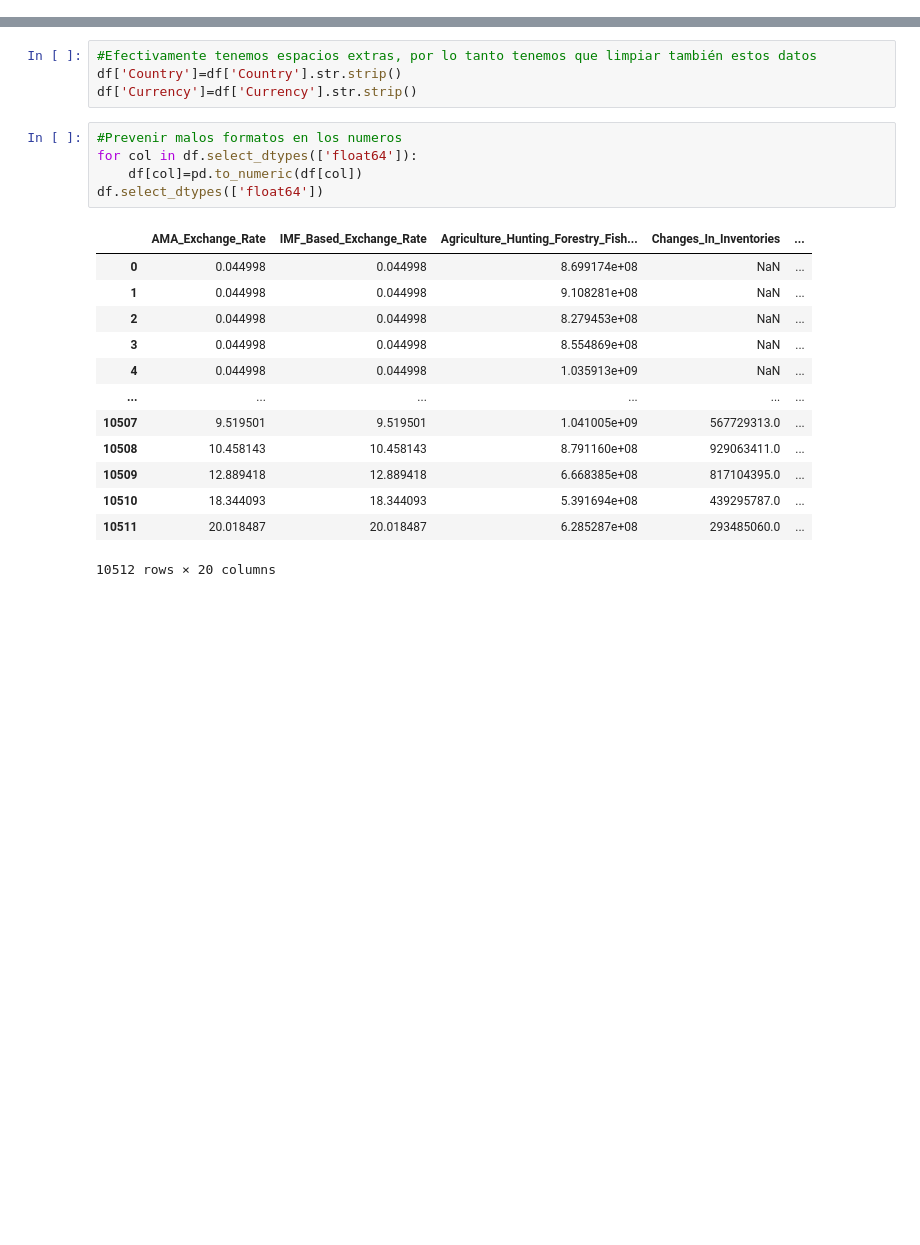
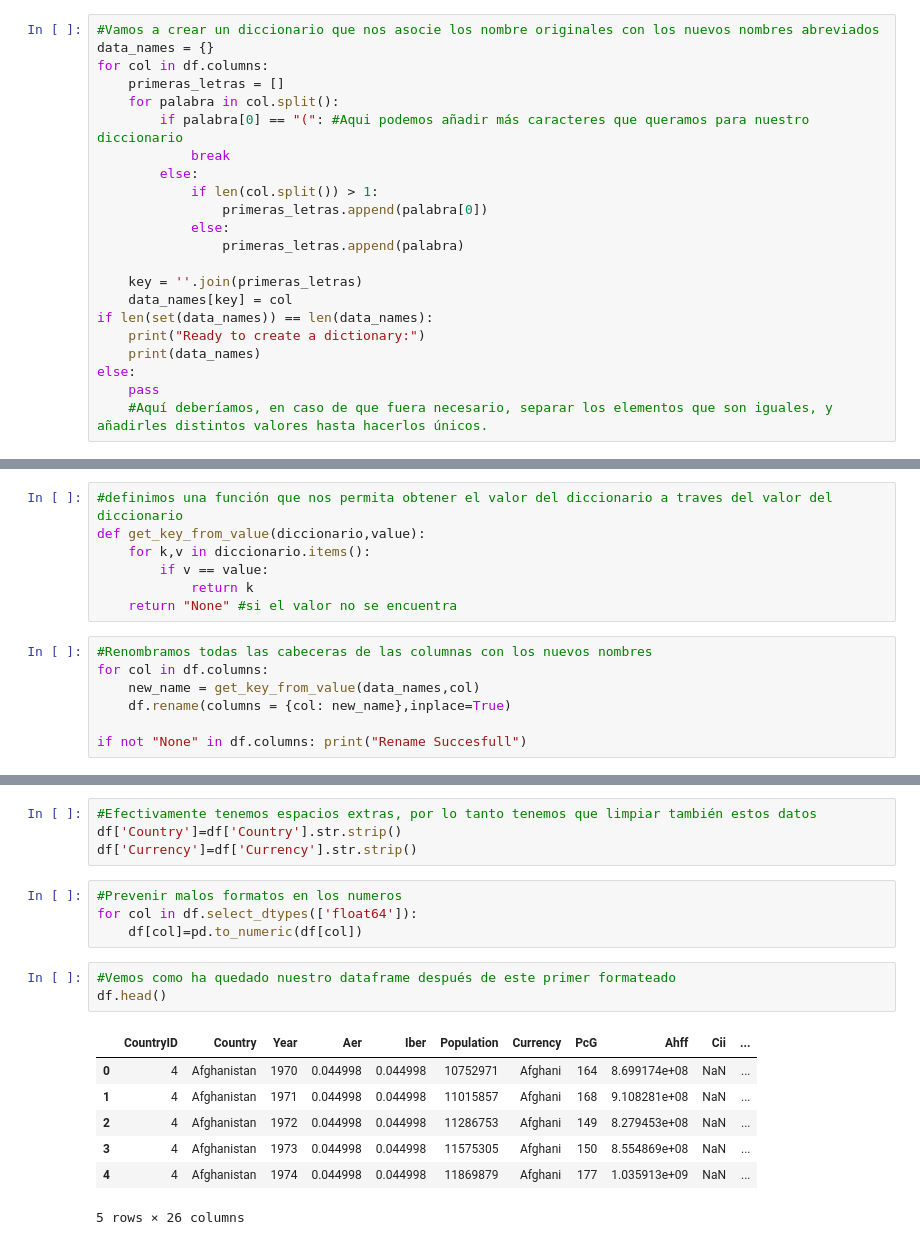
Before and after one commit to Didac-piferrer/MUDS, a Jupyter notebook: SBC/Agrupacion.ipynb, the cells around one changed output, grey strips where cells are left out. Cells and saved outputs as stored; diff of their text form; blank space fills up the shorter version.

Commit message:
columnas gestionadas

```diff
--- a/SBC/Agrupacion.ipynb
+++ b/SBC/Agrupacion.ipynb
@@ -163,0 +72,22 @@ Index(['CountryID', 'Country', 'Year', 'AMA_Exchange_Rate',
+# %%
+#Vamos a crear un diccionario que nos asocie los nombre originales con los nuevos nombres abreviados
+data_names = {}
+for col in df.columns:
+    primeras_letras = []
+    for palabra in col.split():
+        if palabra[0] == "(": #Aqui podemos añadir más caracteres que queramos para nuestro diccionario
+            break
+        else:
+            if len(col.split()) > 1:
+                primeras_letras.append(palabra[0])
+            else:
+                primeras_letras.append(palabra)
+
+    key = ''.join(primeras_letras)
+    data_names[key] = col
+if len(set(data_names)) == len(data_names):
+    print("Ready to create a dictionary:")
+    print(data_names)
+else:
+    pass
+    #Aquí deberíamos, en caso de que fuera necesario, separar los elementos que son iguales, y añadirles distintos valores hasta hacerlos únicos.
@@ -163,0 +97,14 @@ Index(['CountryID', 'Country', 'Year', 'AMA_Exchange_Rate',
+# %%
+#definimos una función que nos permita obtener el valor del diccionario a traves del valor del diccionario
+def get_key_from_value(diccionario,value):
+    for k,v in diccionario.items():
+        if v == value:
+            return k
+    return "None" #si el valor no se encuentra
+# %%
+#Renombramos todas las cabeceras de las columnas con los nuevos nombres
+for col in df.columns:
+    new_name = get_key_from_value(data_names,col)
+    df.rename(columns = {col: new_name},inplace=True)
+
+if not "None" in df.columns: print("Rename Succesfull")
@@ -192,18 +141,14 @@ df['Currency']=df['Currency'].str.strip()
 #Prevenir malos formatos en los numeros
 for col in df.select_dtypes(['float64']):
     df[col]=pd.to_numeric(df[col])
-df.select_dtypes(['float64'])
-# %% [output]
-|  | AMA_Exchange_Rate | IMF_Based_Exchange_Rate | Agriculture_Hunting_Forestry_Fish... | Changes_In_Inventories | ... |
-| 0 | 0.044998 | 0.044998 | 8.699174e+08 | NaN | ... |
-| 1 | 0.044998 | 0.044998 | 9.108281e+08 | NaN | ... |
-| 2 | 0.044998 | 0.044998 | 8.279453e+08 | NaN | ... |
-| 3 | 0.044998 | 0.044998 | 8.554869e+08 | NaN | ... |
-| 4 | 0.044998 | 0.044998 | 1.035913e+09 | NaN | ... |
-| ... | ... | ... | ... | ... | ... |
-| 10507 | 9.519501 | 9.519501 | 1.041005e+09 | 567729313.0 | ... |
-| 10508 | 10.458143 | 10.458143 | 8.791160e+08 | 929063411.0 | ... |
-| 10509 | 12.889418 | 12.889418 | 6.668385e+08 | 817104395.0 | ... |
-| 10510 | 18.344093 | 18.344093 | 5.391694e+08 | 439295787.0 | ... |
-| 10511 | 20.018487 | 20.018487 | 6.285287e+08 | 293485060.0 | ... |
-10512 rows × 20 columns
+# %%
+#Vemos como ha quedado nuestro dataframe después de este primer formateado
+df.head()
+# %% [output]
+|  | CountryID | Country | Year | Aer | Iber | Population | Currency | PcG | Ahff | Cii | ... |
+| 0 | 4 | Afghanistan | 1970 | 0.044998 | 0.044998 | 10752971 | Afghani | 164 | 8.699174e+08 | NaN | ... |
+| 1 | 4 | Afghanistan | 1971 | 0.044998 | 0.044998 | 11015857 | Afghani | 168 | 9.108281e+08 | NaN | ... |
+| 2 | 4 | Afghanistan | 1972 | 0.044998 | 0.044998 | 11286753 | Afghani | 149 | 8.279453e+08 | NaN | ... |
+| 3 | 4 | Afghanistan | 1973 | 0.044998 | 0.044998 | 11575305 | Afghani | 150 | 8.554869e+08 | NaN | ... |
+| 4 | 4 | Afghanistan | 1974 | 0.044998 | 0.044998 | 11869879 | Afghani | 177 | 1.035913e+09 | NaN | ... |
+5 rows × 26 columns
```
Also changed, not shown: parts of 20 cells of this notebook.
